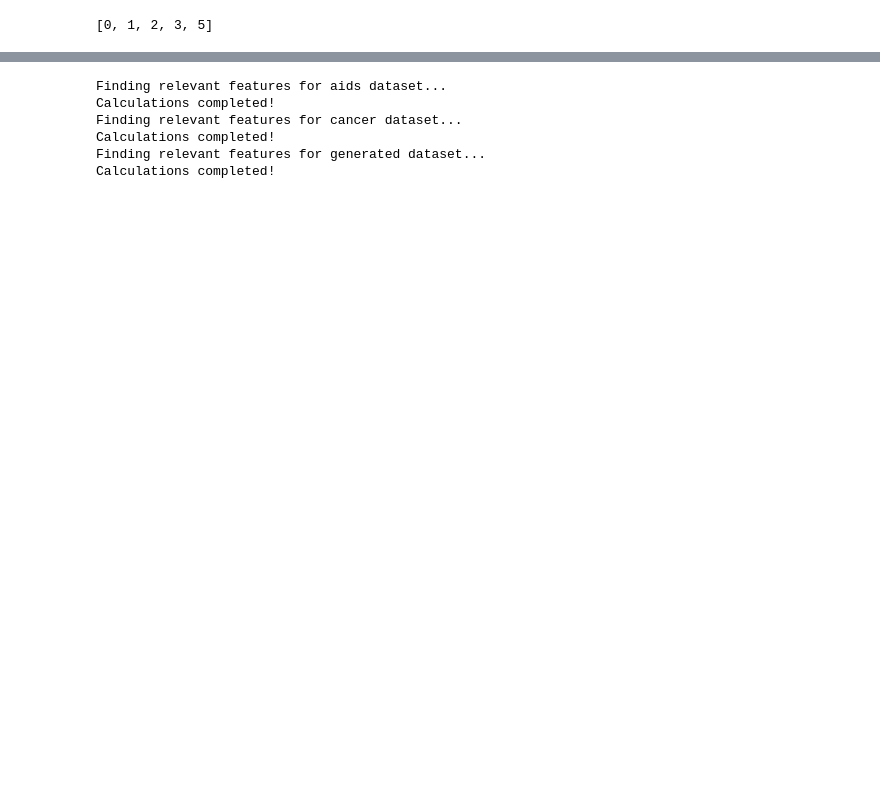
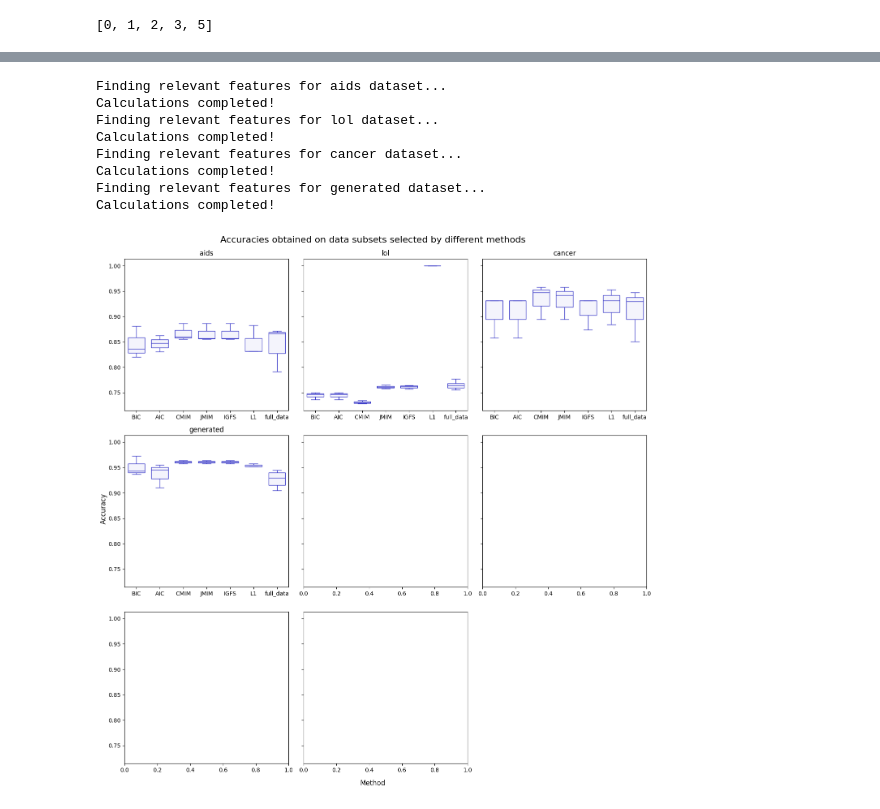
Before and after one commit to izabelatelejko/2024L-MUML-Project, a Jupyter notebook: feature_selection.ipynb, the cells around one changed output, grey strips where cells are left out. Drawn from its saved outputs; the diff is of its cells as text; code cells hidden in the pictures; blank space fills up the shorter version.

Commit message:
add visualization and eval functions

```diff
--- a/feature_selection.ipynb
+++ b/feature_selection.ipynb
@@ -70,13 +65,13 @@ data["aids"]["y"] = aids["infected"].to_numpy()
 
 
 # LOL Diamond FF15 dataset, source: https://www.kaggle.com/datasets/jakejoeanderson/league-of-legends-diamond-matches-ff15
-# lol = pd.read_csv("data/lol.csv")
-# X_lol = lol.drop(["match_id", "blue_Win"], axis=1).to_numpy()
+lol = pd.read_csv("data/lol.csv")
+X_lol = lol.drop(["match_id", "blue_Win"], axis=1).to_numpy()
 
-# data["lol"] = {}
-# data["lol"]["X_orig"] = X_lol
-# data["lol"]["X_discr"] = discretize_dataset(X_lol)
-# data["lol"]["y"] = lol["blue_Win"].to_numpy()
+data["lol"] = {}
+data["lol"]["X_orig"] = X_lol
+data["lol"]["X_discr"] = discretize_dataset(X_lol)
+data["lol"]["y"] = lol["blue_Win"].to_numpy()
 
 
 # Cancer dataset, source: https://www.kaggle.com/datasets/erdemtaha/cancer-data
@@ -119,17 +114,3 @@ data["generated"] = {}
 data["generated"]["X_orig"] = X_gen
 data["generated"]["X_discr"] = discretize_dataset(X_gen)
 data["generated"]["y"] = y_gen
-# %%
-datasets = [key for key, _ in data.items()]
-relevant_features = {}
-
-for key in datasets:
-    print(f"Finding relevant features for {key} dataset...")
-    relevant_features[key] = find_relevant_features(data[key]["X_discr"], data[key]["y"])
-# %% [output]
-Finding relevant features for aids dataset...
-Calculations completed!
-Finding relevant features for cancer dataset...
-Calculations completed!
-Finding relevant features for generated dataset...
-Calculations completed!
@@ -188,0 +117,14 @@ plot_results(df)
+# %%
+relevant_features = perform_feature_selection_on_all_datasets(data)
+accuracy_scores = evaluate_feature_selection(data, relevant_features, SVC)
+plot_multiple_plots(accuracy_scores)
+# %% [output]
+Finding relevant features for aids dataset...
+Calculations completed!
+Finding relevant features for lol dataset...
+Calculations completed!
+Finding relevant features for cancer dataset...
+Calculations completed!
+Finding relevant features for generated dataset...
+Calculations completed!
+[figure, added]
```
Also changed, not shown: parts of 9 cells of this notebook, 2 other files.
